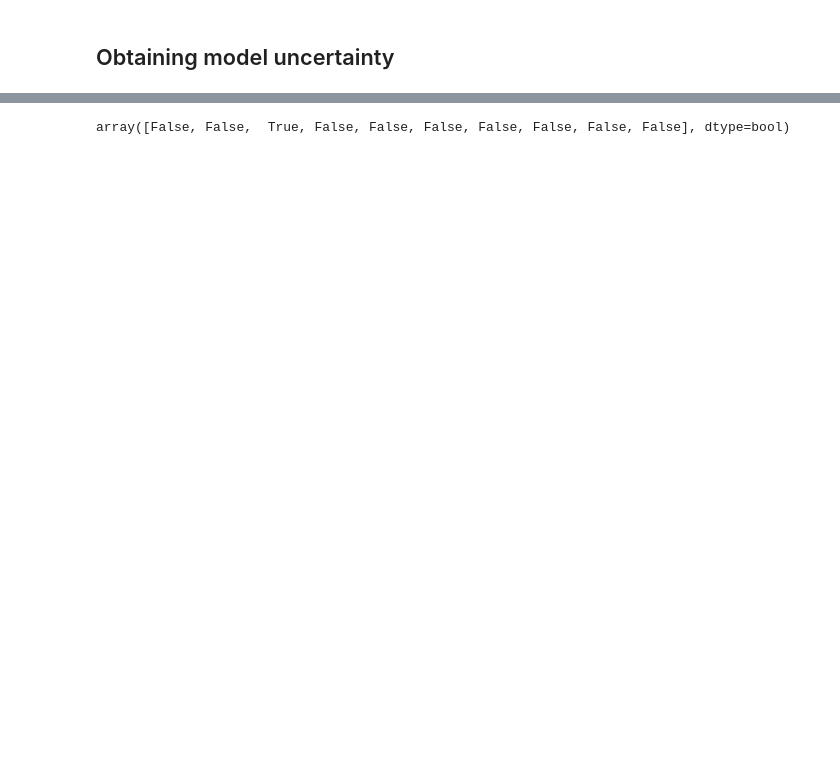
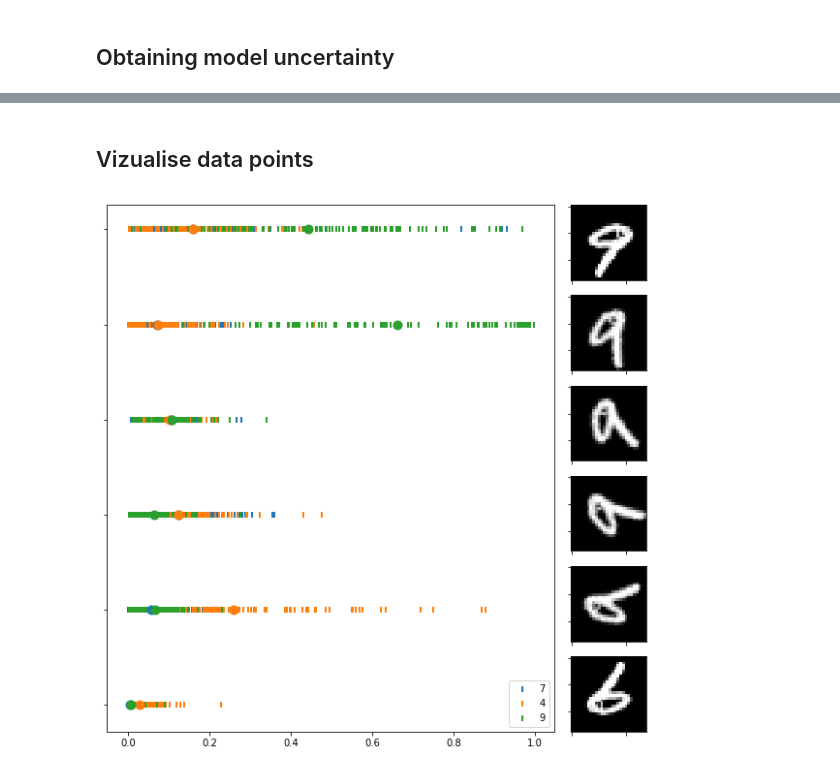
Before and after one commit to strayMat/bayesian-dropouts, a Jupyter notebook: one_hnn.ipynb, the cells around one changed output, grey strips where cells are left out. Saved outputs shown, nothing was run; the diff lists cells and outputs as text; code cells hidden in the pictures; blank space fills up the shorter version.

```diff
--- a/one_hnn.ipynb
+++ b/one_hnn.ipynb
@@ -119,7 +153,0 @@ def softmax_in_out(x, model, nb_cl, T = 100) :
-# %%
-# launch on an example and plot the example
-x_ex = x_test[1]
-S_in, S_out = softmax_in_out(x_ex, model, nb_cl = num_classes)
-x_pl = x_ex.reshape((28,28))
-plt.imshow(x_pl, cmap = "gray")
-plt.show()
@@ -128,19 +153,0 @@ plt.show()
-# %%
-# graphical functions to display the distribution of the predictions
-"""
-input:  A sample of prediction of size Txnum_classes for an image
-        the classes for which displaying the probabilities
-output: The plot of the distributions of the predicted probabilities for the desired classes
-"""
-
-def plot_pred(S, classes):
-    colors =
-    plt.figure(figsize= (10, 20))
-    for c in classes:
-        plt.scatter(y = S[:,c], x = np.zeros(S.shape[0]), label = c, marker= '_')
-        plt.scatter(y = np.mean(S[:,c]), x = 0, label = c)
-    plot = plt.legend()
-    return plot
-
-plot_pred(S_out, [2,3,5])
-plt.show()
@@ -161,5 +154,2 @@ Test accuracy: 0.9701
-# %%
-# select ones
-(y_test[1] == 1)
-# %% [output]
-array([False, False,  True, False, False, False, False, False, False, False], dtype=bool)
+# %% [markdown]
+## Vizualise data points
@@ -165,0 +226,9 @@ array([False, False,  True, False, False, False, False, False, False, False], dt
+# %%
+ix = 9
+x_ex = x_test[ix]
+#plot_pred_img(x_ex, model, nb_class=10)
+#plt.show()
+plot_rotated(x_ex, model , nb_class=10)
+plt.show()
+# %% [output]
+[figure, added]
```
Also changed, not shown: parts of 15 cells of this notebook.
